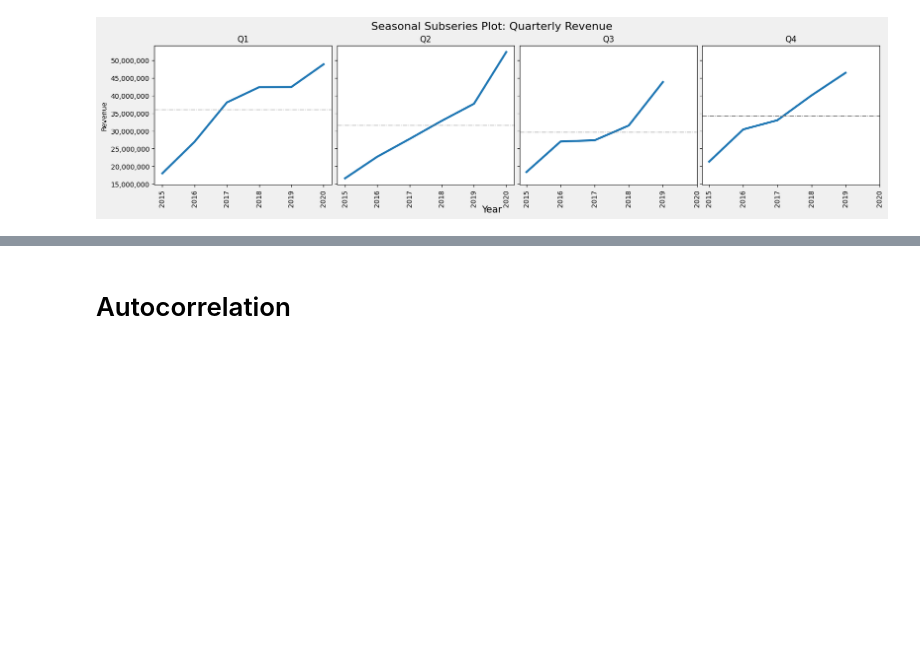
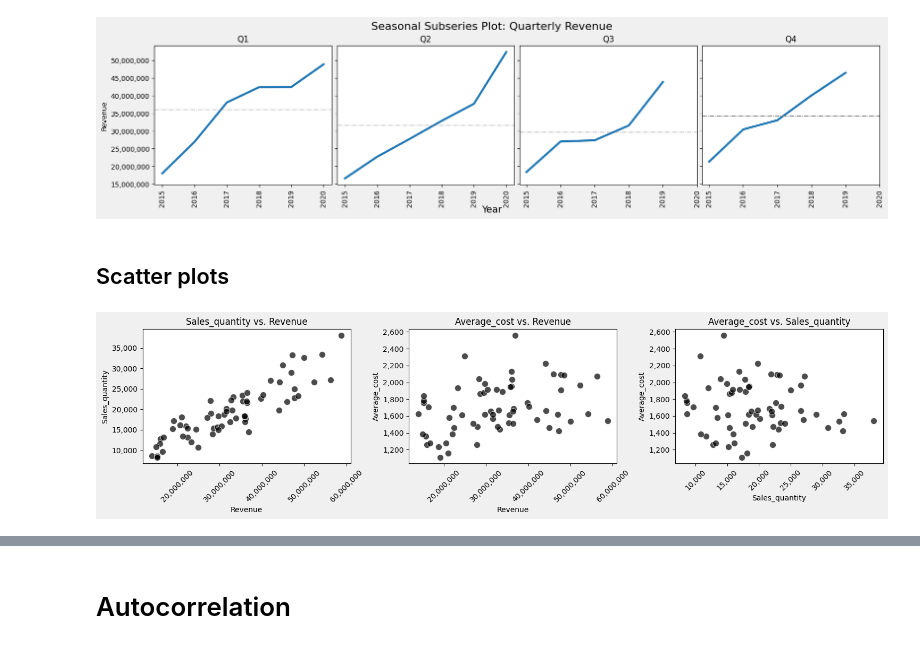
Before and after one commit to PeeteKeesel/kaggle-verse, a Jupyter notebook: time-series-understanding-autocorrelation.ipynb, the cells around one changed output, grey strips where cells are left out. Drawn from its saved outputs; the diff is of its cells as text; code cells hidden in the pictures; blank space fills up the shorter version.

```diff
--- a/time-series-understanding-autocorrelation.ipynb
+++ b/time-series-understanding-autocorrelation.ipynb
@@ -365,3 +365,30 @@ fig.text(0.5, 0.01, "Year", ha="center", fontsize=14)
 plt.show()
 # %% [output]
 [figure]
+# %% [markdown]
+## Scatter plots
+# %%
+from itertools import combinations
+
+vars_of_interest = ['Revenue', 'Sales_quantity', 'Average_cost']
+combos = list(combinations(vars_of_interest, 2))
+
+fig, axs = plt.subplots(1, len(combos), figsize=(5 * len(combos), 4), facecolor='#f0f0f0')
+
+for ax, (x_var, y_var) in zip(axs, combos):
+    sns.scatterplot(data=data, x=x_var, y=y_var, color='black',
+                    s=75, alpha=0.7, ax=ax)
+    ax.set_title(f"{y_var} vs. {x_var}")
+    ax.set_xlabel(x_var)
+    ax.set_ylabel(y_var)
+
+    ax.tick_params(axis='x', rotation=45)
+
+    formatter = FuncFormatter(lambda x, _: f'{x:,.0f}')
+    ax.yaxis.set_major_formatter(formatter)
+    ax.xaxis.set_major_formatter(formatter)
+
+plt.tight_layout()
+plt.show()
+# %% [output]
+[figure, added]
```
Also changed, not shown: parts of 3 cells of this notebook.
